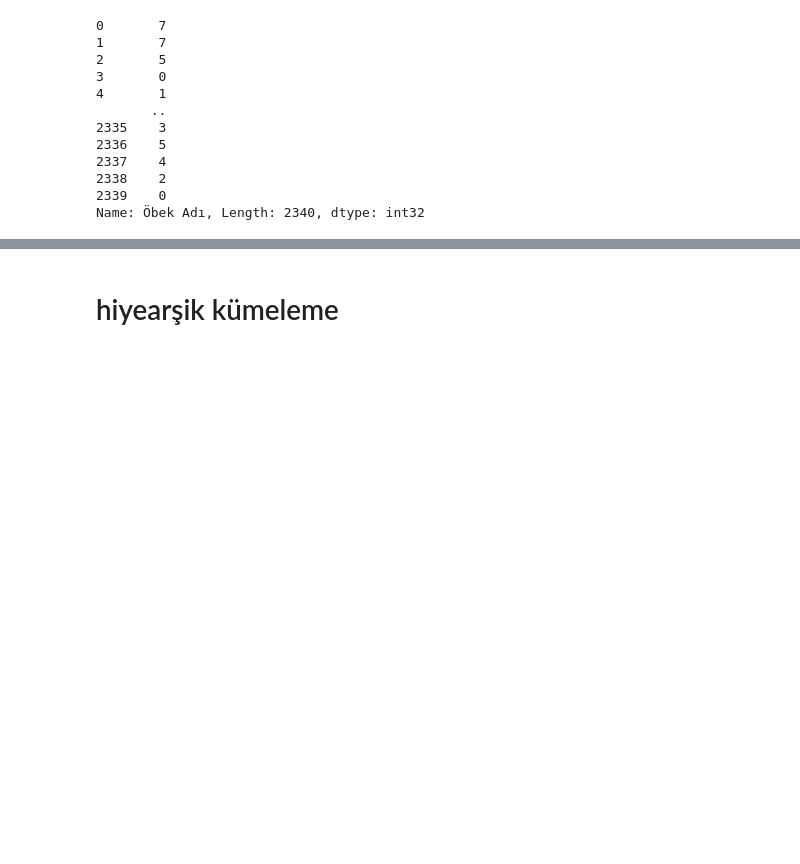
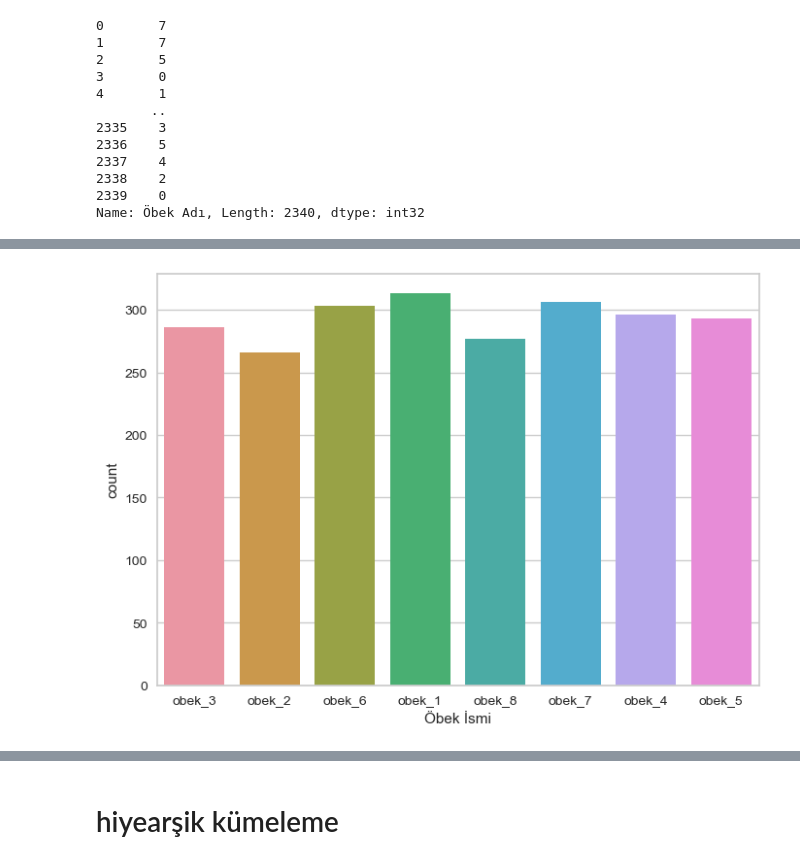
Before and after one commit to lte03/DATATHON2023, a Jupyter notebook: kümeleme_yepma.ipynb, the cells around one changed output, grey strips where cells are left out. Cells and saved outputs as stored; diff of their text form; code cells hidden in the pictures; blank space fills up the shorter version.

```diff
--- a/kümeleme_yepma.ipynb
+++ b/kümeleme_yepma.ipynb
@@ -333,0 +283,2 @@ Length of k_tahminler_fr: 1
+# %%
+data2=pd.read_csv("tahmin_verileri_random_forest_without_scaler_optimize.csv")
@@ -333,0 +294,8 @@ Length of k_tahminler_fr: 1
+# %%
+import pandas as pd
+import matplotlib.pyplot as plt
+import seaborn as sns
+
+sns.countplot("Öbek İsmi",data=data2);
+# %% [output]
+[figure, added]
```
Also changed, not shown: parts of 23 cells of this notebook, 1 other file.
